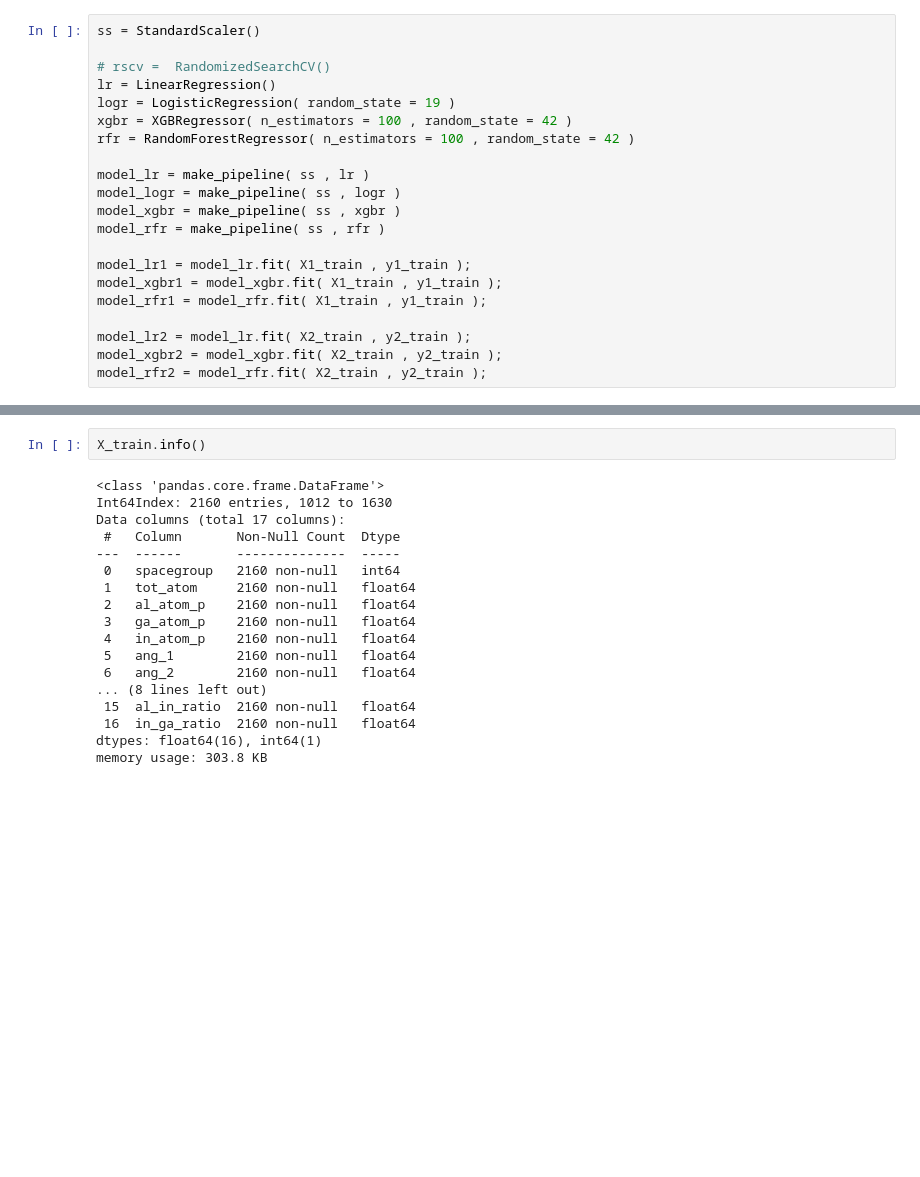
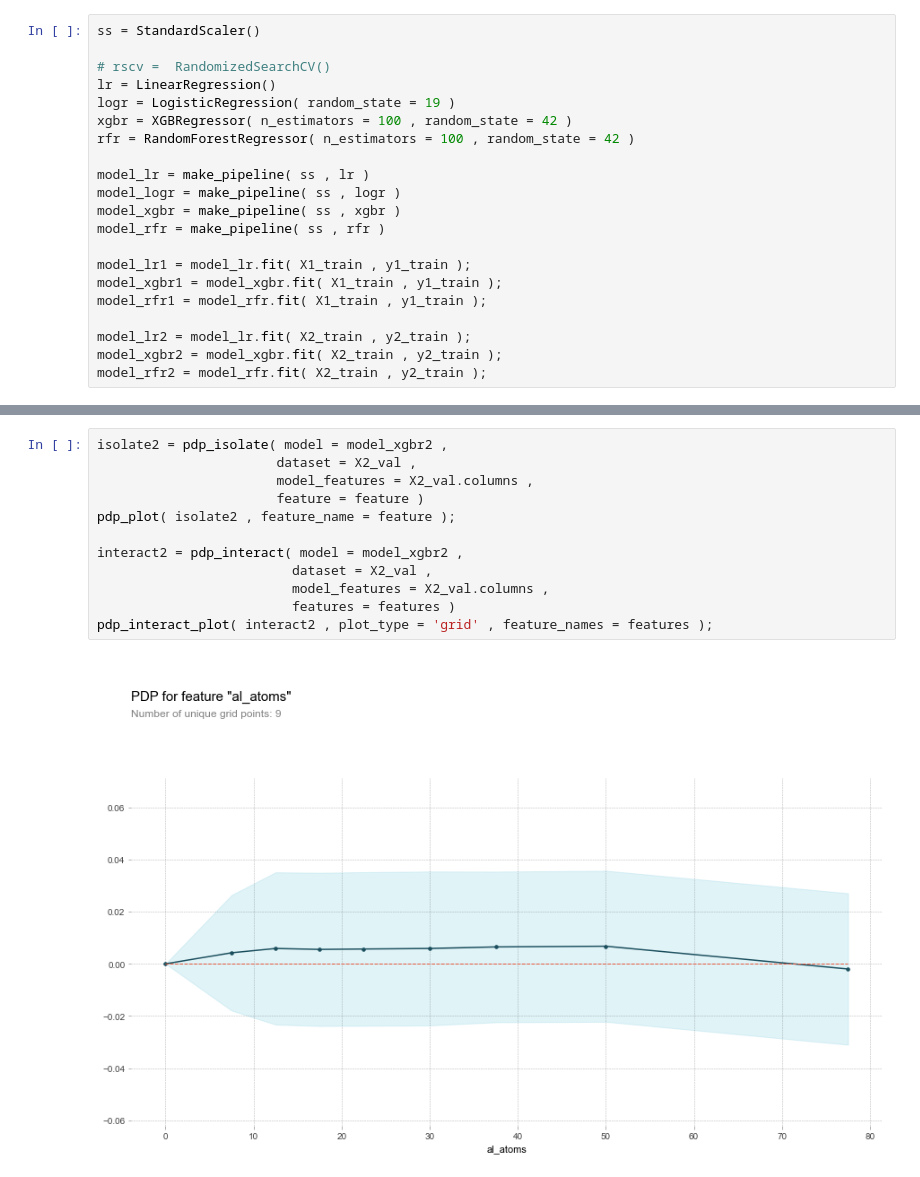
Before and after one commit to reesh19/DS-Unit-2-Applied-Modeling, a Jupyter notebook: conductors/unit_2_project.ipynb, the cells around one changed output, grey strips where cells are left out. Saved outputs shown, nothing was run; the diff lists cells and outputs as text; blank space fills up the shorter version.

```diff
--- a/conductors/unit_2_project.ipynb
+++ b/conductors/unit_2_project.ipynb
@@ -188,20 +209,14 @@ pdp_interact_plot( interact , plot_type = 'grid' , feature_names = features );
-# %%
-X_train.info()
-# %% [output]
-<class 'pandas.core.frame.DataFrame'>
-Int64Index: 2160 entries, 1012 to 1630
-Data columns (total 17 columns):
- #   Column       Non-Null Count  Dtype
----  ------       --------------  -----
- 0   spacegroup   2160 non-null   int64
- 1   tot_atom     2160 non-null   float64
- 2   al_atom_p    2160 non-null   float64
- 3   ga_atom_p    2160 non-null   float64
- 4   in_atom_p    2160 non-null   float64
- 5   ang_1        2160 non-null   float64
- 6   ang_2        2160 non-null   float64
-... (8 lines left out)
- 15  al_in_ratio  2160 non-null   float64
- 16  in_ga_ratio  2160 non-null   float64
-dtypes: float64(16), int64(1)
-memory usage: 303.8 KB
+# %%
+isolate2 = pdp_isolate( model = model_xgbr2 ,
+                       dataset = X2_val ,
+                       model_features = X2_val.columns ,
+                       feature = feature )
+pdp_plot( isolate2 , feature_name = feature );
+
+interact2 = pdp_interact( model = model_xgbr2 ,
+                         dataset = X2_val ,
+                         model_features = X2_val.columns ,
+                         features = features )
+pdp_interact_plot( interact2 , plot_type = 'grid' , feature_names = features );
+# %% [output]
+[figure, added]
```
Also changed, not shown: parts of 7 cells of this notebook.
